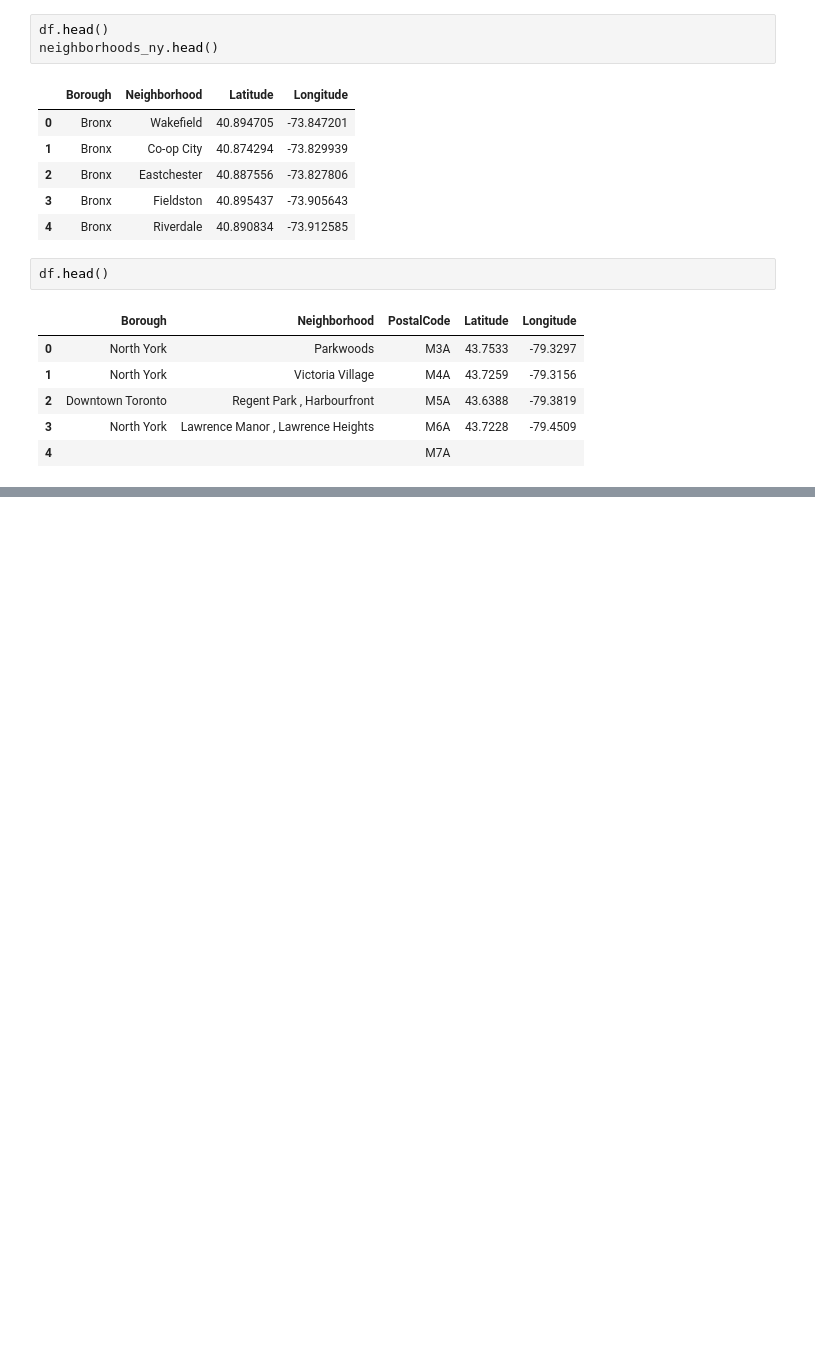
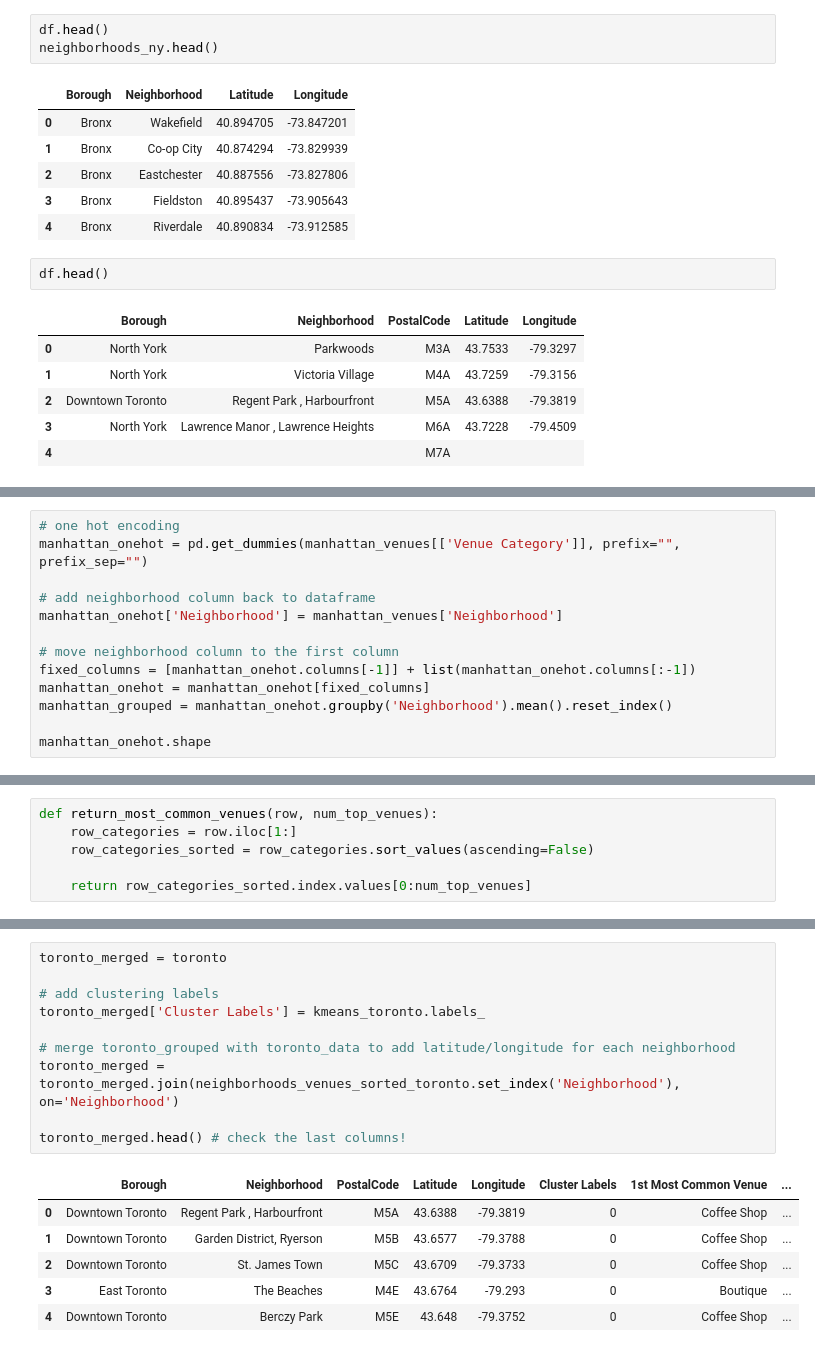
Before and after one commit to hksinha11/Coursera-capstone-project, a Jupyter notebook: Battle of the Neighborhoods.ipynb, the cells around one changed output, grey strips where cells are left out. Cells and saved outputs as stored; diff of their text form; blank space fills up the shorter version.

```diff
--- a/Battle of the Neighborhoods.ipynb
+++ b/Battle of the Neighborhoods.ipynb
@@ -198,0 +336,13 @@ The geograpical coordinate of Manhattan are 40.7900869, -73.9598295.
+# %%
+# one hot encoding
+manhattan_onehot = pd.get_dummies(manhattan_venues[['Venue Category']], prefix="", prefix_sep="")
+
+# add neighborhood column back to dataframe
+manhattan_onehot['Neighborhood'] = manhattan_venues['Neighborhood']
+
+# move neighborhood column to the first column
+fixed_columns = [manhattan_onehot.columns[-1]] + list(manhattan_onehot.columns[:-1])
+manhattan_onehot = manhattan_onehot[fixed_columns]
+manhattan_grouped = manhattan_onehot.groupby('Neighborhood').mean().reset_index()
+
+manhattan_onehot.shape
@@ -198,0 +351,6 @@ The geograpical coordinate of Manhattan are 40.7900869, -73.9598295.
+# %%
+def return_most_common_venues(row, num_top_venues):
+    row_categories = row.iloc[1:]
+    row_categories_sorted = row_categories.sort_values(ascending=False)
+
+    return row_categories_sorted.index.values[0:num_top_venues]
@@ -198,0 +475,17 @@ The geograpical coordinate of Manhattan are 40.7900869, -73.9598295.
+# %%
+toronto_merged = toronto
+
+# add clustering labels
+toronto_merged['Cluster Labels'] = kmeans_toronto.labels_
+
+# merge toronto_grouped with toronto_data to add latitude/longitude for each neighborhood
+toronto_merged = toronto_merged.join(neighborhoods_venues_sorted_toronto.set_index('Neighborhood'), on='Neighborhood')
+
+toronto_merged.head() # check the last columns!
+# %% [output]
+|  | Borough | Neighborhood | PostalCode | Latitude | Longitude | Cluster Labels | 1st Most Common Venue | ... |
+| 0 | Downtown Toronto | Regent Park , Harbourfront | M5A | 43.6388 | -79.3819 | 0 | Coffee Shop | ... |
+| 1 | Downtown Toronto | Garden District, Ryerson | M5B | 43.6577 | -79.3788 | 0 | Coffee Shop | ... |
+| 2 | Downtown Toronto | St. James Town | M5C | 43.6709 | -79.3733 | 0 | Coffee Shop | ... |
+| 3 | East Toronto | The Beaches | M4E | 43.6764 | -79.293 | 0 | Boutique | ... |
+| 4 | Downtown Toronto | Berczy Park | M5E | 43.648 | -79.3752 | 0 | Coffee Shop | ... |
```
Also changed, not shown: parts of 17 cells of this notebook.
